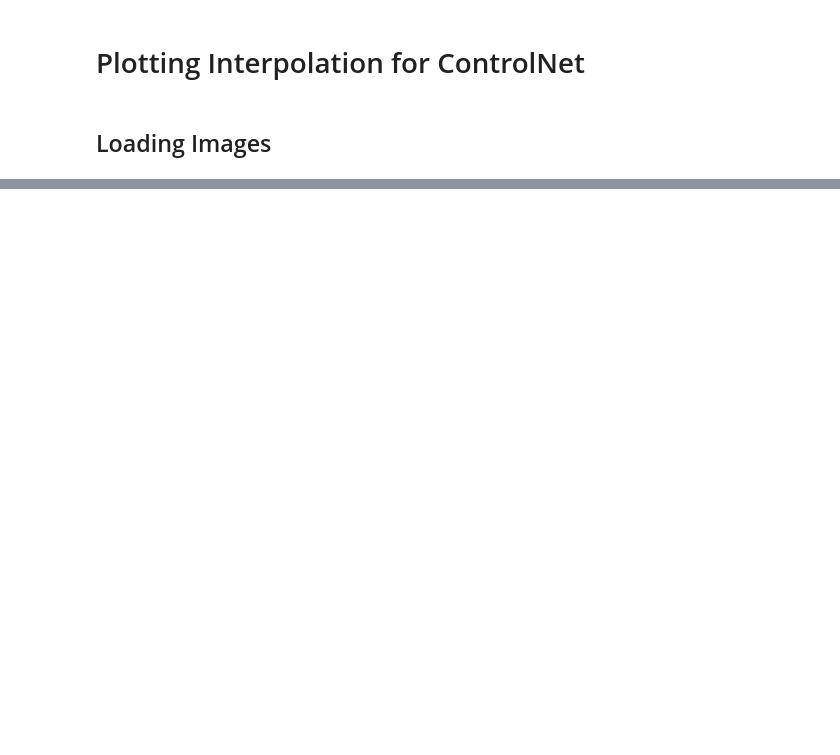
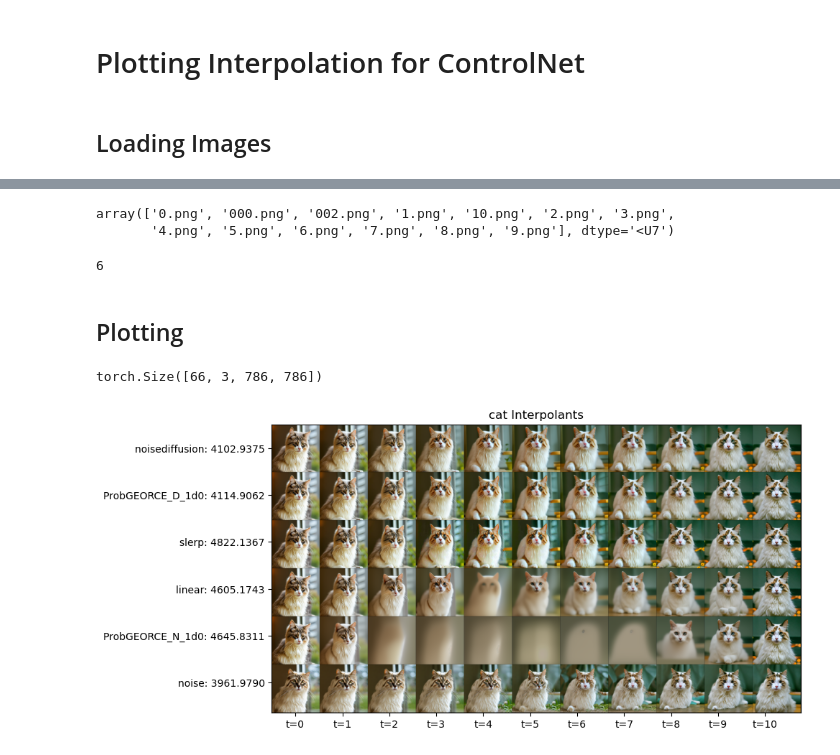
Before and after one commit to FrederikMR/controlnet_interpolation, a Jupyter notebook: interpolation_plot.ipynb, the cells around one changed output, grey strips where cells are left out. Drawn from its saved outputs; the diff is of its cells as text; code cells hidden in the pictures; blank space fills up the shorter version.

```diff
--- a/interpolation_plot.ipynb
+++ b/interpolation_plot.ipynb
@@ -13,6 +22,14 @@ image_path = "sample_results"
 methods = ["ProbGEORCE_D", "ProbGEORCE_N", "linear", "slerp", "noisediffusion", "noise"]
 # %% [markdown]
 ## Loading Images
+# %%
+def convert_to_torch(img):
+
+    if img.mode == 'RGBA':#
+        img = img.convert('RGB')
+    img = torch.tensor(np.array(img), dtype=torch.float32).permute(2,0,1).unsqueeze(0)
+
+    return img
 # %%
 img1 = Image.open(f'sample_imgs/{image_type}1.png').resize((768, 768))
 img2 = Image.open(f'sample_imgs/{image_type}2.png').resize((768, 768))
@@ -19,3 +39,3 @@ img2 = Image.open(f'sample_imgs/{image_type}2.png').resize((768, 768))
 # %%
 save_path = ''.join((image_path, f'/{image_type}', '/'))
-onlyfiles = [f for f in os.listdir(save_path) if os.path.isfile(os.path.join(save_path, f))]
+onlyfolders = [f for f in os.listdir(save_path) if not os.path.isfile(os.path.join(save_path, f))]
@@ -25,0 +59,48 @@ onlyfiles
+# %%
+np.sort(onlyfiles)
+# %% [output]
+array(['0.png', '000.png', '002.png', '1.png', '10.png', '2.png', '3.png',
+       '4.png', '5.png', '6.png', '7.png', '8.png', '9.png'], dtype='<U7')
+# %%
+len(curves)
+# %% [output]
+6
+# %% [markdown]
+## Plotting
+# %%
+data_curves = []
+for key, val in curves.items():
+    data_curves.append(val)
+data_curves = torch.stack(data_curves)
+# %%
+N = 10
+plot_grid = N//10
+plot_curves = data_curves[:,::plot_grid]
+
+img_height = 768+2
+tick_list = [img_height/2+j*img_height for j in range(len(data_curves))]
+length = [f"{k}: {(euclidean_energy(val)/(768*786*3)):.4f}" for k,val in curves.items()]
+tick_xlist = [img_height/2+j*img_height for j in range(11)]
+grid_index = [f"t={int(plot_grid*i)}" for i in range(11)]
+
+fig = plt.figure(figsize=(10,10))
+ax = fig.add_subplot(111)
+ax.set_title(f"{image_type} Interpolants")
+plot_val = torch.from_numpy(np.array(plot_curves.reshape(-1,3,786,786)))
+print(plot_val.shape)
+ax.imshow(vutils.make_grid(plot_val, padding=2, normalize=True, nrow=10+1).permute(1, 2, 0))
+#ax.axes.get_xaxis().set_visible(False)
+ax.set_yticks(tick_list)
+ax.set_yticklabels(length)
+ax.set_xticks(tick_xlist)
+ax.set_xticklabels(grid_index)
+
+fig.tight_layout()
+
+plt.show()
+
+#save_path = f'{figure_path}mnist_{latent_dim}.pdf'
+#fig.savefig(save_path, format='pdf', pad_inches=0.1, bbox_inches='tight')
+# %% [output]
+torch.Size([66, 3, 786, 786])
+[figure, added]
```
Also changed, not shown: parts of 4 cells of this notebook, 2 other files.
